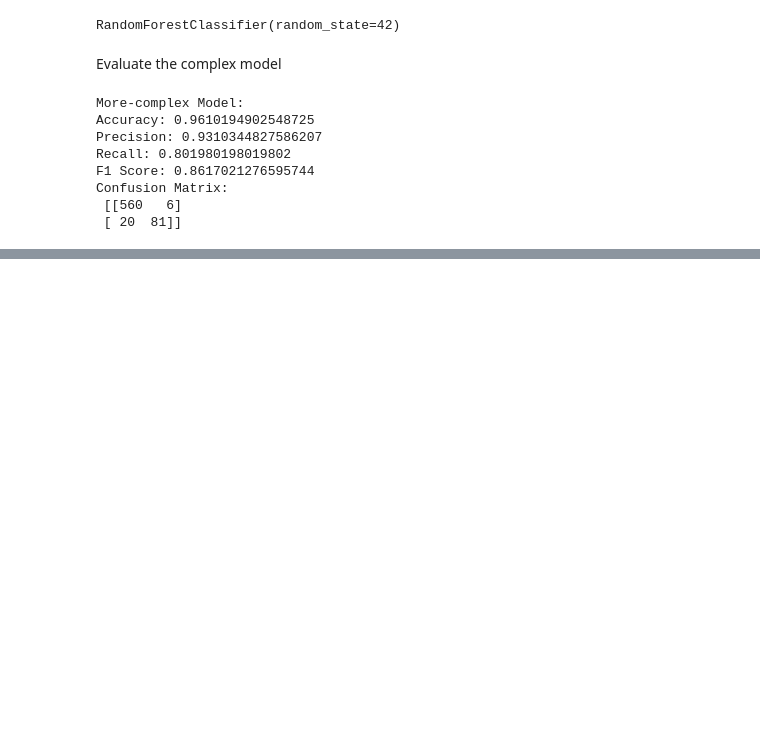
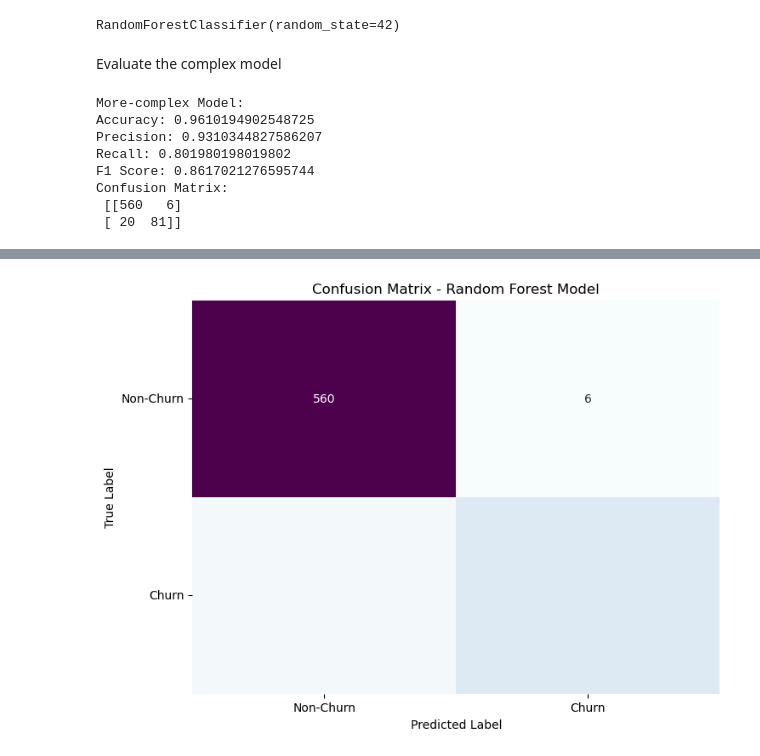
Before and after one commit to CKGaithuma/SyriaTel-Customer-Churn-ML-PROJECT, a Jupyter notebook: SyriaTel_Customer_Churn_EDA.ipynb, the cells around one changed output, grey strips where cells are left out. Cells and saved outputs as stored; diff of their text form; code cells hidden in the pictures; blank space fills up the shorter version.

```diff
--- a/SyriaTel_Customer_Churn_EDA.ipynb
+++ b/SyriaTel_Customer_Churn_EDA.ipynb
@@ -382,0 +426,16 @@ Confusion Matrix:
+# %%
+# Vizualizing of the confusion matrix
+conf_matrix = confusion_matrix(y_test, complex_pred)
+
+# Plot the confusion matrix
+plt.figure(figsize=(8, 6))
+sns.heatmap(conf_matrix, annot=True, fmt='d', cmap='BuPu', cbar=False)
+plt.title('Confusion Matrix - Random Forest Model')
+plt.xlabel('Predicted Label')
+plt.ylabel('True Label')
+plt.xticks(ticks=[0.5, 1.5], labels=['Non-Churn', 'Churn'])
+plt.yticks(ticks=[0.5, 1.5], labels=['Non-Churn', 'Churn'], rotation=0)
+
+plt.show()
+# %% [output]
+[figure, added]
```
Also changed, not shown: parts of 20 cells of this notebook.
